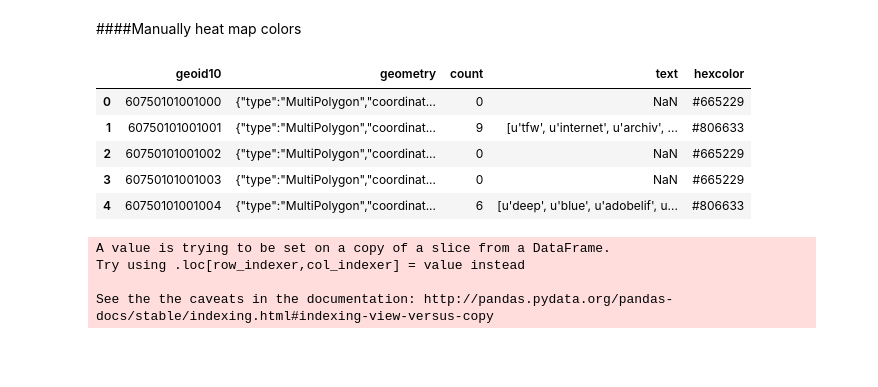
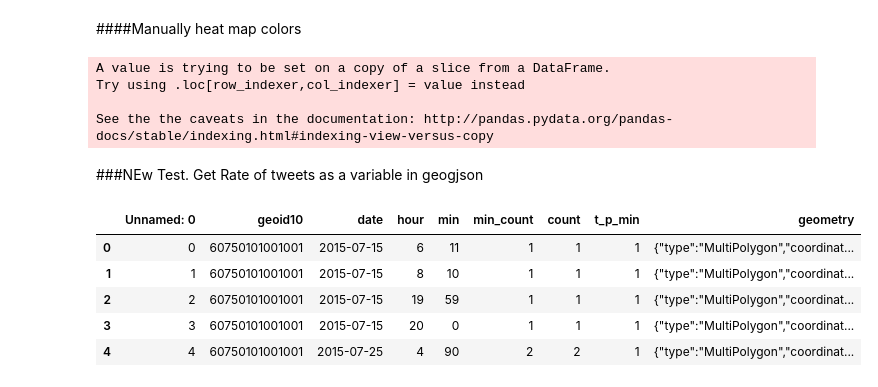
Before and after one commit to seawilloughby/media_mapper, a Jupyter notebook: map_making/sql_to_geojson_mapSF.ipynb, the cells around one changed output. Cells and saved outputs as stored; diff of their text form; code cells hidden in the pictures; blank space fills up the shorter version.

```diff
--- a/map_making/sql_to_geojson_mapSF.ipynb
+++ b/map_making/sql_to_geojson_mapSF.ipynb
@@ -123,12 +150,3 @@ color_list = ['#ff0000','#ff1919','#ff3232','#ff4c4c','#ff6666','#ff7f7f','#ff99
-# %%
-df.head()
-# %% [output]
-|  | geoid10 | geometry | count | text | hexcolor |
-| 0 | 60750101001000 | {"type":"MultiPolygon","coordinat... | 0 | NaN | #665229 |
-| 1 | 60750101001001 | {"type":"MultiPolygon","coordinat... | 9 | [u'tfw', u'internet', u'archiv', ... | #806633 |
-| 2 | 60750101001002 | {"type":"MultiPolygon","coordinat... | 0 | NaN | #665229 |
-| 3 | 60750101001003 | {"type":"MultiPolygon","coordinat... | 0 | NaN | #665229 |
-| 4 | 60750101001004 | {"type":"MultiPolygon","coordinat... | 6 | [u'deep', u'blue', u'adobelif', u... | #806633 |
 # %%
 def fill_colors(df):
     '''Bulky way to create a manual heat map based on the counts of values.
@@ -158,3 +175,14 @@ A value is trying to be set on a copy of a slice from a DataFrame.
 Try using .loc[row_indexer,col_indexer] = value instead
 
 See the the caveats in the documentation: http://pandas.pydata.org/pandas-docs/stable/indexing.html#indexing-view-versus-copy
+# %% [markdown]
+###NEw Test. Get Rate of tweets as a variable in geogjson
+# %%
+map_test.head()
+# %% [output]
+|  | Unnamed: 0 | geoid10 | date | hour | min | min_count | count | t_p_min | geometry |
+| 0 | 0 | 60750101001001 | 2015-07-15 | 6 | 11 | 1 | 1 | 1 | {"type":"MultiPolygon","coordinat... |
+| 1 | 1 | 60750101001001 | 2015-07-15 | 8 | 10 | 1 | 1 | 1 | {"type":"MultiPolygon","coordinat... |
+| 2 | 2 | 60750101001001 | 2015-07-15 | 19 | 59 | 1 | 1 | 1 | {"type":"MultiPolygon","coordinat... |
+| 3 | 3 | 60750101001001 | 2015-07-15 | 20 | 0 | 1 | 1 | 1 | {"type":"MultiPolygon","coordinat... |
+| 4 | 4 | 60750101001001 | 2015-07-25 | 4 | 90 | 2 | 2 | 1 | {"type":"MultiPolygon","coordinat... |
```
Also changed, not shown: parts of 37 cells of this notebook, 20 other files.
